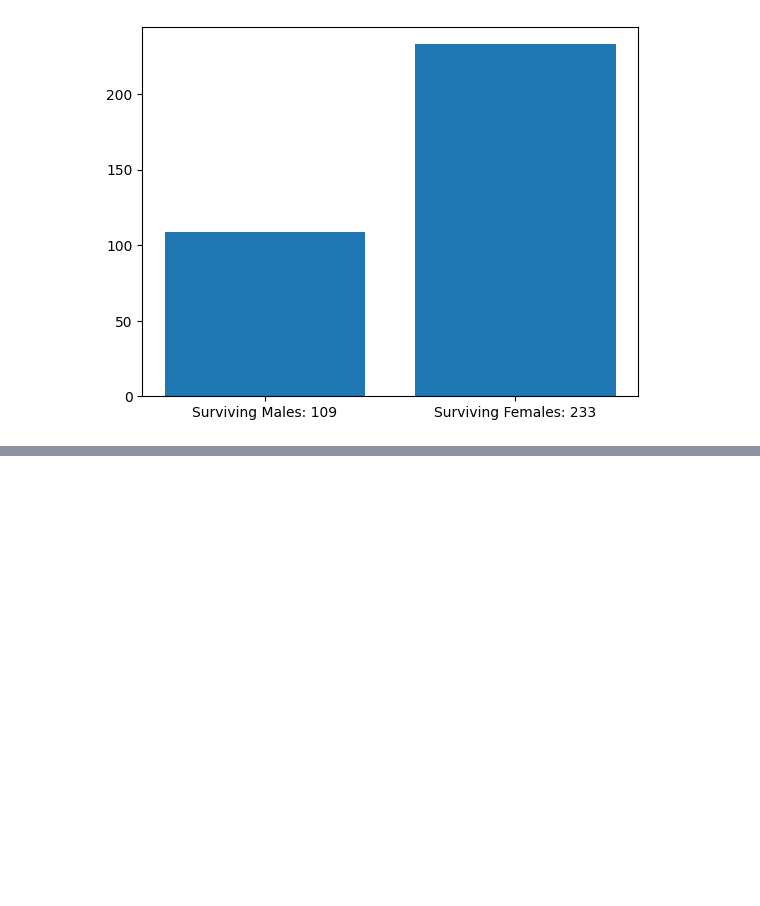
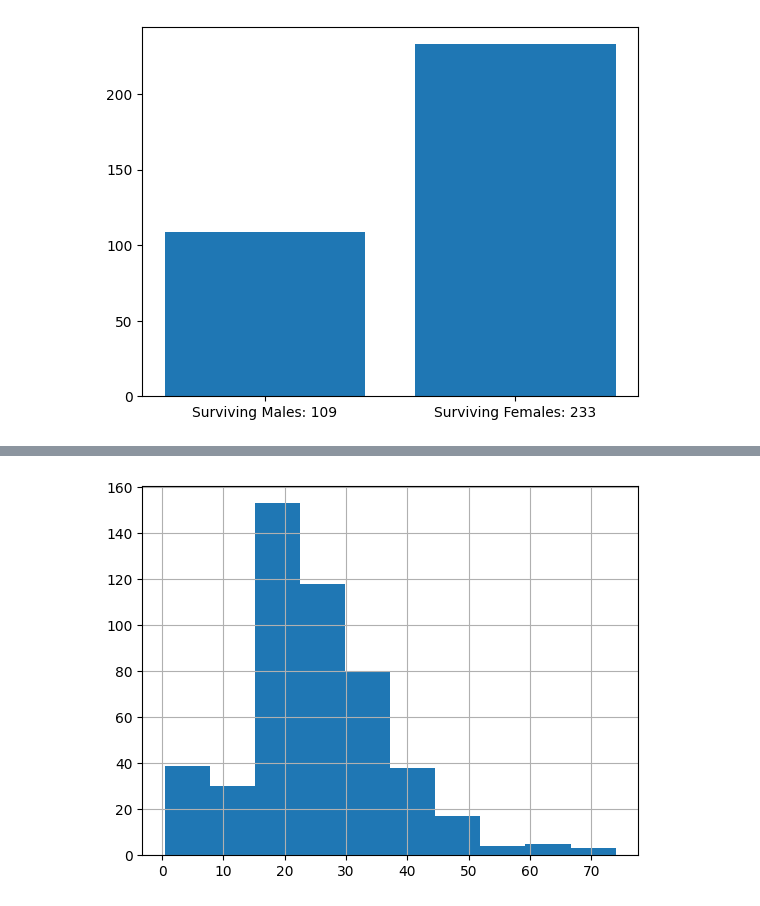
Before and after one commit to jaowens14/csu-hw, a Jupyter notebook: CT5.ipynb, the cells around one changed output, grey strips where cells are left out. Saved outputs shown, nothing was run; the diff lists cells and outputs as text; code cells hidden in the pictures; blank space fills up the shorter version.

```diff
--- a/CT5.ipynb
+++ b/CT5.ipynb
@@ -138,0 +110,8 @@ Name: Age, Length: 887, dtype: float64
+# %%
+# chart 6 age #
+# age break down of 3rd class
+first_class = titanic_data.loc[titanic_data['Passenger Class']==3]
+first_class['Age'].hist()
+plt.show()
+# %% [output]
+[figure, added]
```
Also changed, not shown: parts of 11 cells of this notebook.
